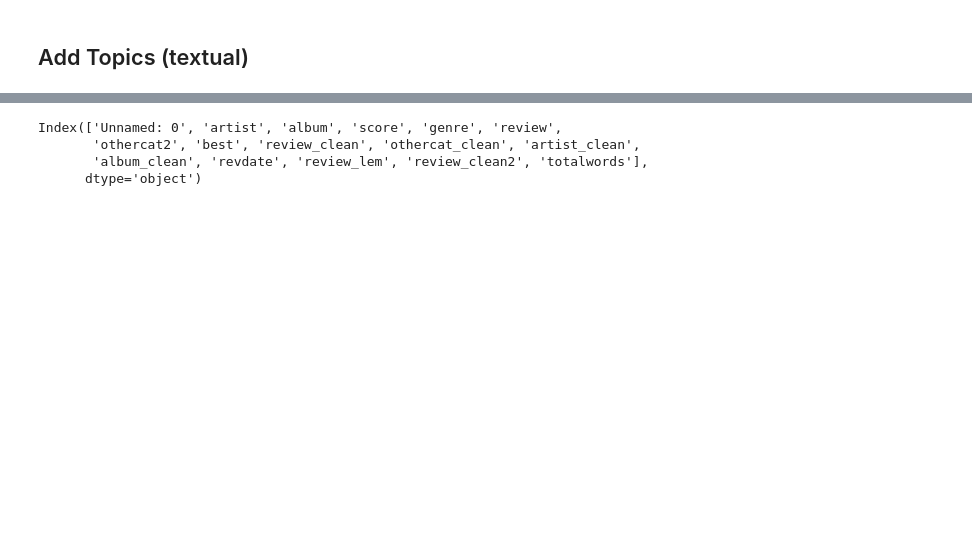
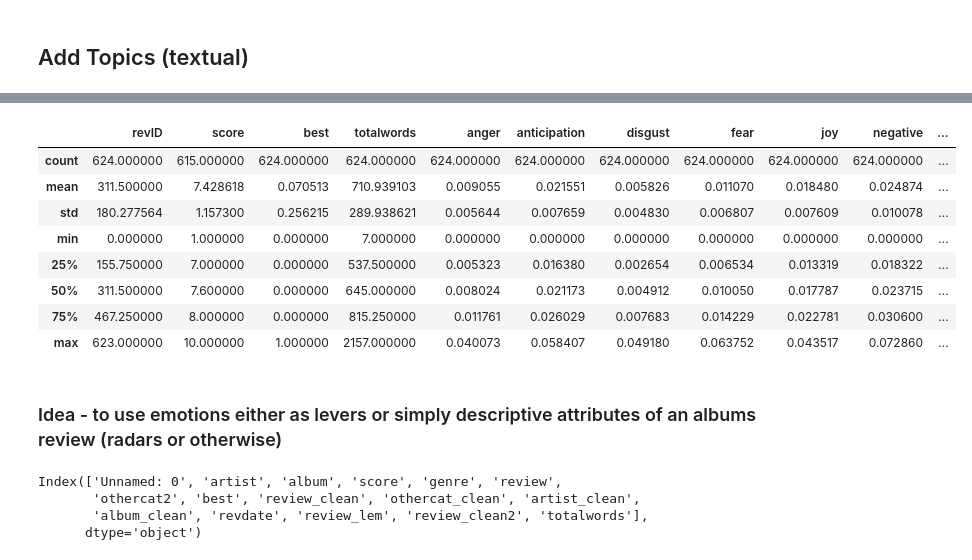
Before and after one commit to chan-chris/Metis_proj5, a Jupyter notebook: pgms/01_pitchfork_review_analysis.ipynb, the cells around one changed output, grey strips where cells are left out. Drawn from its saved outputs; the diff is of its cells as text; code cells hidden in the pictures; blank space fills up the shorter version.

```diff
--- a/pgms/01_pitchfork_review_analysis.ipynb
+++ b/pgms/01_pitchfork_review_analysis.ipynb
@@ -1212,2 +1220,2 @@ def text_genre(df, column):
 # %%
-df_genre = text_genre(df, 'review_lem')
+df_emo2 = text_emotion(df, 'review_lem')
@@ -1215,0 +1231,9 @@ ValueError: setting an array element with a sequence.
+# %%
+from nltk import tokenize
+df_emo3 = df_emo2.copy()
+df_emo3['word_count'] = df_emo3['review_lem'].apply(tokenize.word_tokenize).apply(len)
+# %%
+emotions = ['anger', 'anticipation', 'disgust', 'fear', 'joy', 'negative', 'positive', 'sadness', 'surprise', 'trust']
+# %%
+for emotion in emotions:
+    df_emo3[emotion] = df_emo3[emotion] / df_emo3['word_count']
@@ -1216,3 +1247,17 @@ ValueError: setting an array element with a sequence.
+# %%
+df_emo3.describe()
+# %% [output]
+|  | revID | score | best | totalwords | anger | anticipation | disgust | fear | joy | negative | ... |
+| count | 624.000000 | 615.000000 | 624.000000 | 624.000000 | 624.000000 | 624.000000 | 624.000000 | 624.000000 | 624.000000 | 624.000000 | ... |
+| mean | 311.500000 | 7.428618 | 0.070513 | 710.939103 | 0.009055 | 0.021551 | 0.005826 | 0.011070 | 0.018480 | 0.024874 | ... |
+| std | 180.277564 | 1.157300 | 0.256215 | 289.938621 | 0.005644 | 0.007659 | 0.004830 | 0.006807 | 0.007609 | 0.010078 | ... |
+| min | 0.000000 | 1.000000 | 0.000000 | 7.000000 | 0.000000 | 0.000000 | 0.000000 | 0.000000 | 0.000000 | 0.000000 | ... |
+| 25% | 155.750000 | 7.000000 | 0.000000 | 537.500000 | 0.005323 | 0.016380 | 0.002654 | 0.006534 | 0.013319 | 0.018322 | ... |
+| 50% | 311.500000 | 7.600000 | 0.000000 | 645.000000 | 0.008024 | 0.021173 | 0.004912 | 0.010050 | 0.017787 | 0.023715 | ... |
+| 75% | 467.250000 | 8.000000 | 0.000000 | 815.250000 | 0.011761 | 0.026029 | 0.007683 | 0.014229 | 0.022781 | 0.030600 | ... |
+| max | 623.000000 | 10.000000 | 1.000000 | 2157.000000 | 0.040073 | 0.058407 | 0.049180 | 0.063752 | 0.043517 | 0.072860 | ... |
+# %% [markdown]
+### Idea - to use emotions either as levers or simply descriptive attributes of an albums review (radars or otherwise)
 # %%
 df.columns
 # %% [output]
```
Also changed, not shown: parts of 27 cells of this notebook, 2 other files.
